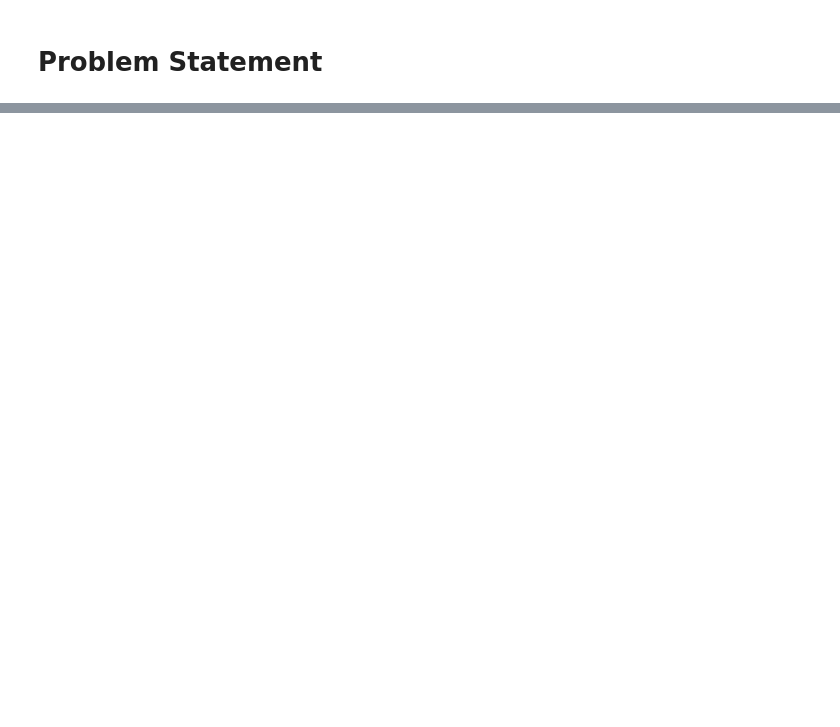
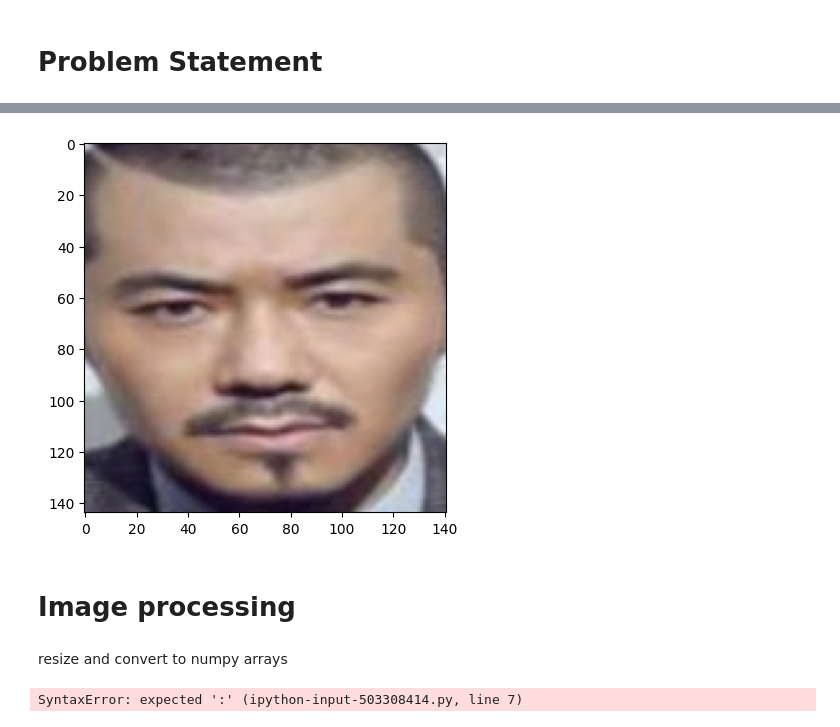
Before and after one commit to Thebluesky303/Convolutional-Neural-Network, a Jupyter notebook: Face Mark Detection/face_marks_detection.ipynb, the cells around one changed output, grey strips where cells are left out. Drawn from its saved outputs; the diff is of its cells as text; code cells hidden in the pictures; blank space fills up the shorter version.

```diff
--- a/Face Mark Detection/face_marks_detection.ipynb
+++ b/Face Mark Detection/face_marks_detection.ipynb
@@ -8,0 +382,22 @@ fatal: not a git repository (or any of the parent directories): .git
+# %%
+# without masks
+img = mpimg.imread('/kaggle/working/all_images/without_mask/without_mask_192.jpg')
+imgplot = plt.imshow(img)
+plt.show()
+# plt.imshow(img)
+# %% [output]
+[figure, added]
+# %% [markdown]
+# Image processing
+# %% [markdown]
+resize and convert to numpy arrays
+# %%
+#converting to numpy arrays
+with_mask_path = '/kaggle/working/all_images/with_mask'
+without_mask_path = '/kaggle/working/all_images/without_mask'
+
+data = []
+
+for img in with_
+# %% [output]
+SyntaxError: expected ':' (ipython-input-503308414.py, line 7)
```
Also changed, not shown: parts of 22 cells of this notebook.
